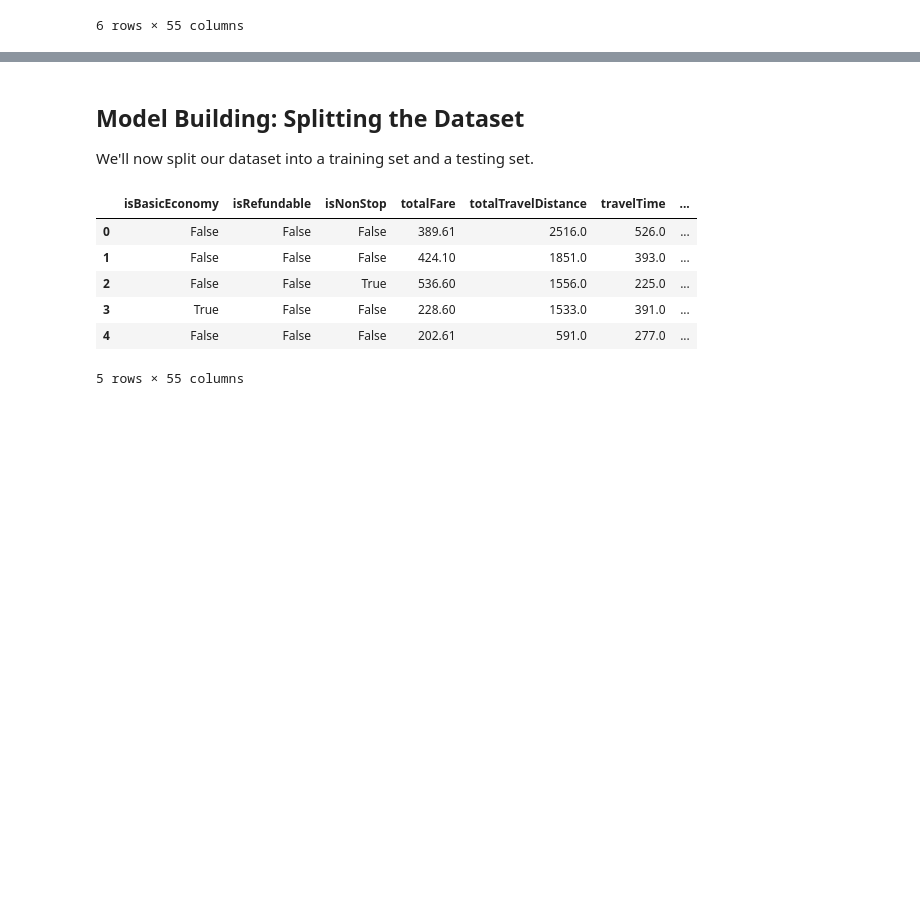
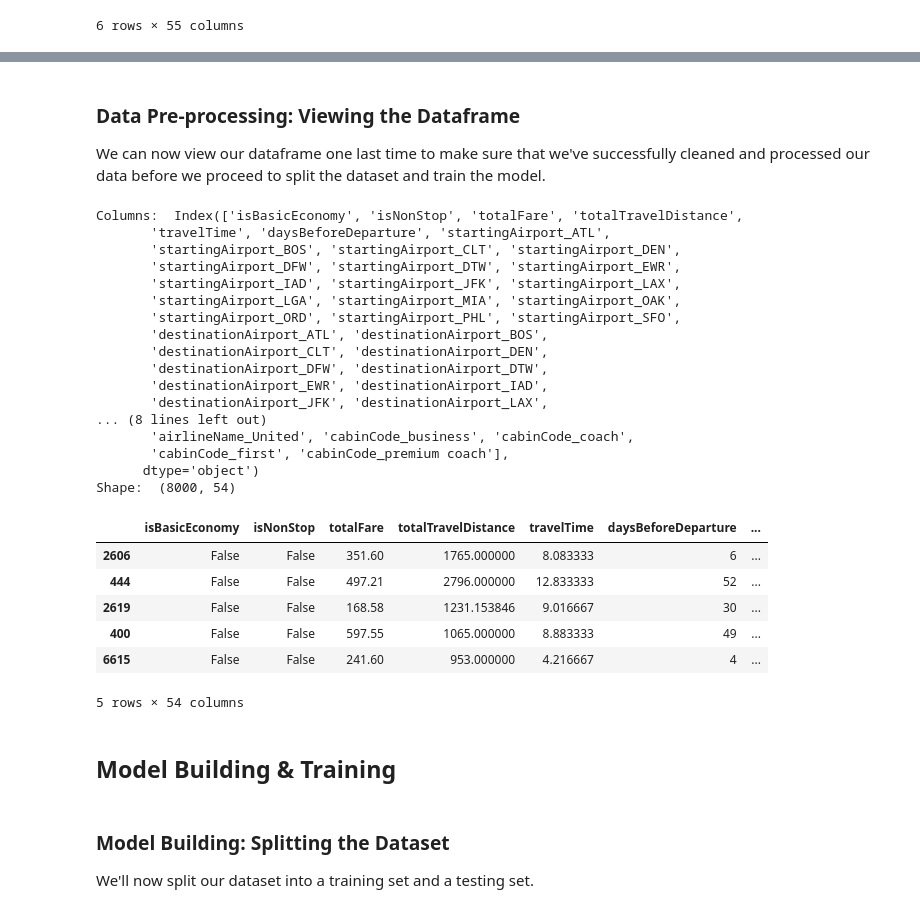
Before and after one commit to PuttTim/ticket-price-predictor, a Jupyter notebook: MLDP_Project.ipynb, the cells around one changed output, grey strips where cells are left out. Drawn from its saved outputs; the diff is of its cells as text; code cells hidden in the pictures; blank space fills up the shorter version.

```diff
--- a/MLDP_Project.ipynb
+++ b/MLDP_Project.ipynb
@@ -266,15 +287,40 @@ df.head(6)
+# %% [markdown]
+### Data Pre-processing: Viewing the Dataframe
+
+We can now view our dataframe one last time to make sure that we've successfully cleaned and processed our data before we proceed to split the dataset and train the model.
+# %%
+print('Columns: ',df.columns)
+print('Shape: ', df.shape)
+df.sample(5)
+# %% [output]
+Columns:  Index(['isBasicEconomy', 'isNonStop', 'totalFare', 'totalTravelDistance',
+       'travelTime', 'daysBeforeDeparture', 'startingAirport_ATL',
+       'startingAirport_BOS', 'startingAirport_CLT', 'startingAirport_DEN',
+       'startingAirport_DFW', 'startingAirport_DTW', 'startingAirport_EWR',
+       'startingAirport_IAD', 'startingAirport_JFK', 'startingAirport_LAX',
+       'startingAirport_LGA', 'startingAirport_MIA', 'startingAirport_OAK',
+       'startingAirport_ORD', 'startingAirport_PHL', 'startingAirport_SFO',
+       'destinationAirport_ATL', 'destinationAirport_BOS',
+       'destinationAirport_CLT', 'destinationAirport_DEN',
+       'destinationAirport_DFW', 'destinationAirport_DTW',
+       'destinationAirport_EWR', 'destinationAirport_IAD',
+       'destinationAirport_JFK', 'destinationAirport_LAX',
+... (8 lines left out)
+       'airlineName_United', 'cabinCode_business', 'cabinCode_coach',
+       'cabinCode_first', 'cabinCode_premium coach'],
+      dtype='object')
+Shape:  (8000, 54)
+|  | isBasicEconomy | isNonStop | totalFare | totalTravelDistance | travelTime | daysBeforeDeparture | ... |
+| 2606 | False | False | 351.60 | 1765.000000 | 8.083333 | 6 | ... |
+| 444 | False | False | 497.21 | 2796.000000 | 12.833333 | 52 | ... |
+| 2619 | False | False | 168.58 | 1231.153846 | 9.016667 | 30 | ... |
+| 400 | False | False | 597.55 | 1065.000000 | 8.883333 | 49 | ... |
+| 6615 | False | False | 241.60 | 953.000000 | 4.216667 | 4 | ... |
+5 rows × 54 columns
+# %% [markdown]
+## Model Building & Training
 # %% [markdown]
-## Model Building: Splitting the Dataset
+### Model Building: Splitting the Dataset
 
 We'll now split our dataset into a training set and a testing set.
-# %%
-df.head()
-# %% [output]
-|  | isBasicEconomy | isRefundable | isNonStop | totalFare | totalTravelDistance | travelTime | ... |
-| 0 | False | False | False | 389.61 | 2516.0 | 526.0 | ... |
-| 1 | False | False | False | 424.10 | 1851.0 | 393.0 | ... |
-| 2 | False | False | True | 536.60 | 1556.0 | 225.0 | ... |
-| 3 | True | False | False | 228.60 | 1533.0 | 391.0 | ... |
-| 4 | False | False | False | 202.61 | 591.0 | 277.0 | ... |
-5 rows × 55 columns
 # %%
```
Also changed, not shown: parts of 24 cells of this notebook, 3 other files.
